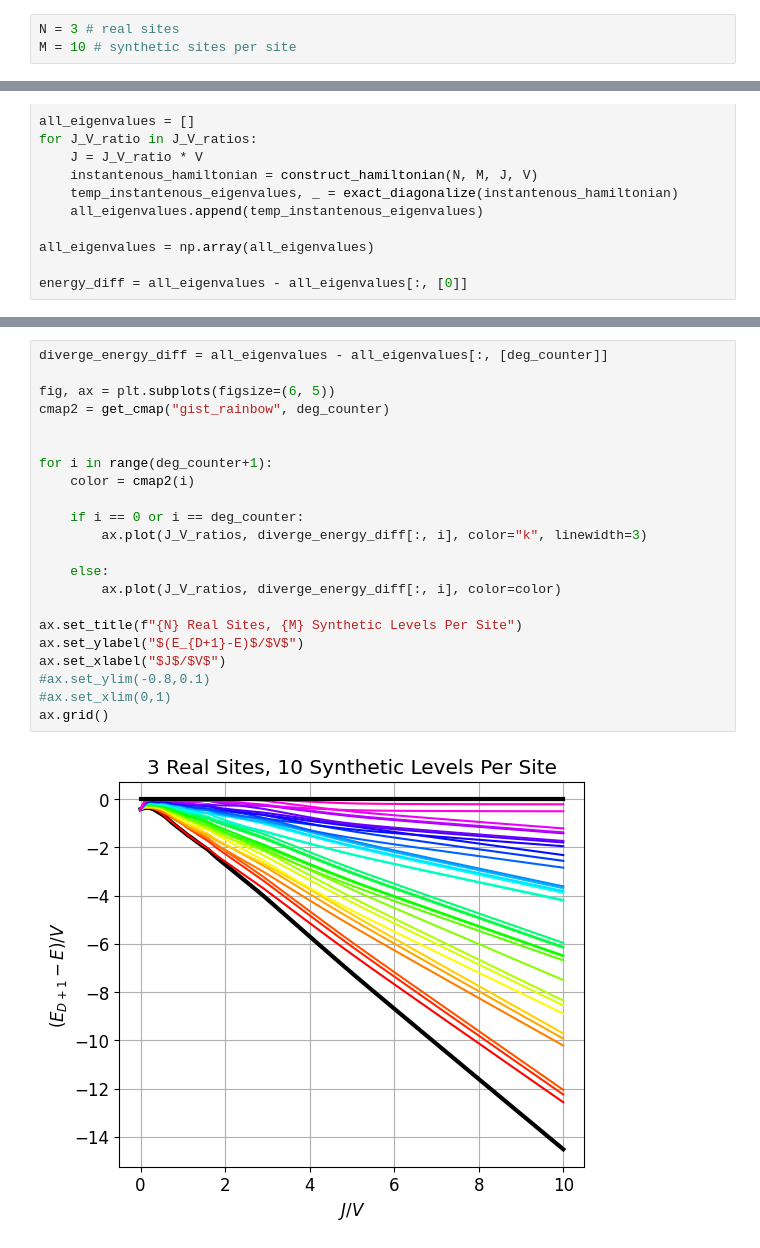
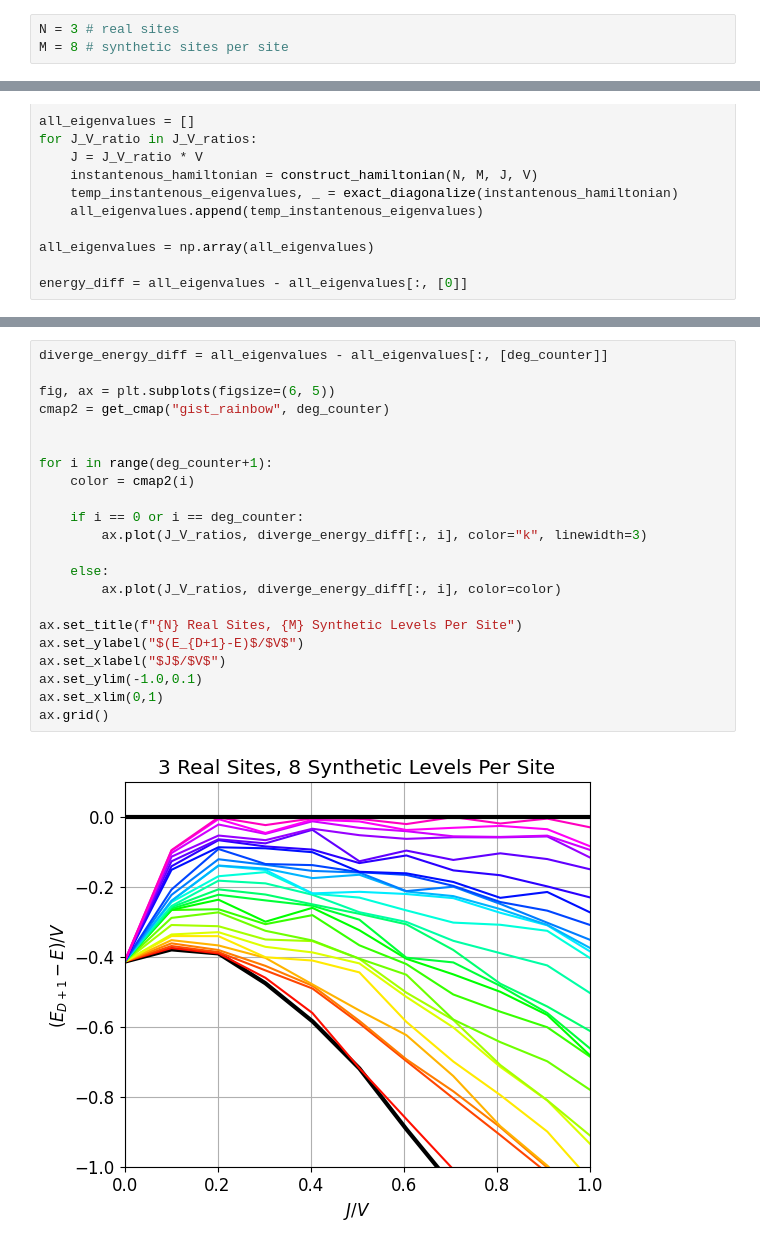
Before and after one commit to jwdesroches/synthetic_dimensions, a Jupyter notebook: adiabatic_evolution_test.ipynb, the cells around one changed output, grey strips where cells are left out. Saved outputs shown, nothing was run; the diff lists cells and outputs as text.

```diff
--- a/adiabatic_evolution_test.ipynb
+++ b/adiabatic_evolution_test.ipynb
@@ -7,7 +7,7 @@ import pylab as plb
 plb.rcParams['font.size'] = 12
 # %%
 N = 3 # real sites
-M = 10 # synthetic sites per site
+M = 8 # synthetic sites per site
 # %%
 lower_J_V_ratio_bound = 0
 upper_J_V_ratio_bound = 10
@@ -96,24 +96,24 @@ Ground State Degeneracy = 34
 # %%
 diverge_energy_diff = all_eigenvalues - all_eigenvalues[:, [deg_counter]]
 
 fig, ax = plt.subplots(figsize=(6, 5))
 cmap2 = get_cmap("gist_rainbow", deg_counter)
 
 
 for i in range(deg_counter+1):
     color = cmap2(i)
 
     if i == 0 or i == deg_counter:
         ax.plot(J_V_ratios, diverge_energy_diff[:, i], color="k", linewidth=3)
 
     else:
         ax.plot(J_V_ratios, diverge_energy_diff[:, i], color=color)
 
 ax.set_title(f"{N} Real Sites, {M} Synthetic Levels Per Site")
 ax.set_ylabel("$(E_{D+1}-E)$/$V$")
 ax.set_xlabel("$J$/$V$")
-#ax.set_ylim(-0.8,0.1)
-#ax.set_xlim(0,1)
+ax.set_ylim(-1.0,0.1)
+ax.set_xlim(0,1)
 ax.grid()
 # %% [output]
-[figure, old version]
+[figure, new version]
```
Also changed, not shown: parts of 2 cells of this notebook, 2 other files.
